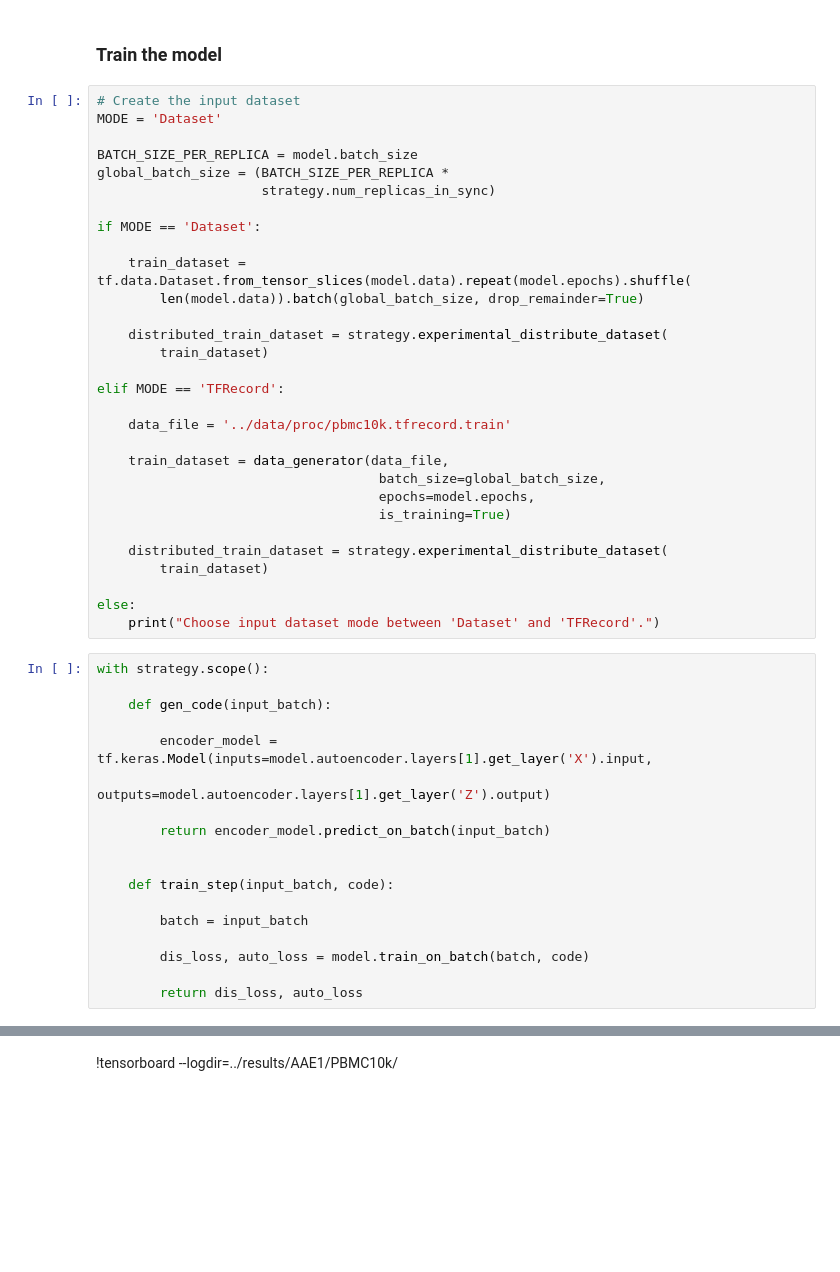
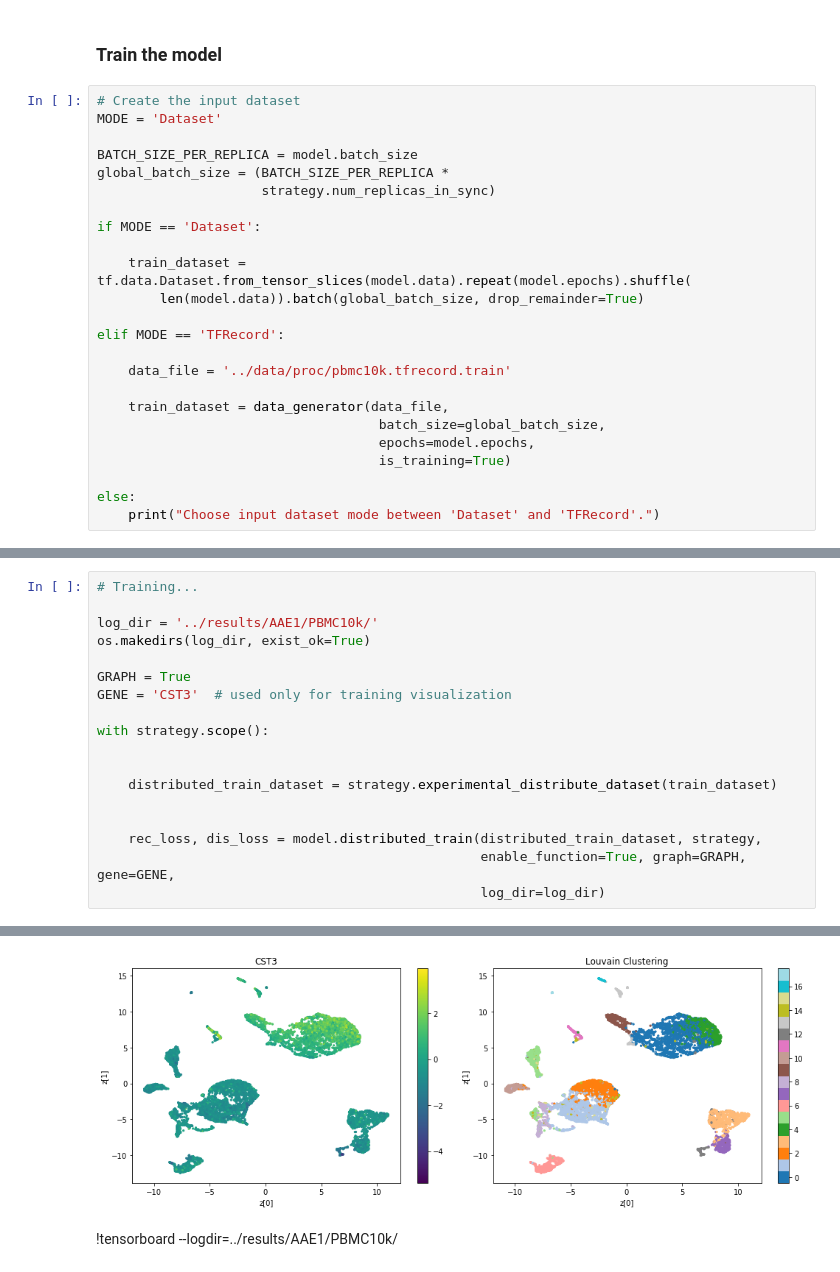
Before and after one commit to emolinaro/scRNAseq-AAE, a Jupyter notebook: notebooks/distributed_analysis.ipynb, the cells around one changed output, grey strips where cells are left out. Saved outputs shown, nothing was run; the diff lists cells and outputs as text; blank space fills up the shorter version.

```diff
--- a/notebooks/distributed_analysis.ipynb
+++ b/notebooks/distributed_analysis.ipynb
@@ -198,9 +195,6 @@ if MODE == 'Dataset':
     train_dataset = tf.data.Dataset.from_tensor_slices(model.data).repeat(model.epochs).shuffle(
         len(model.data)).batch(global_batch_size, drop_remainder=True)
 
-    distributed_train_dataset = strategy.experimental_distribute_dataset(
-        train_dataset)
-
 elif MODE == 'TFRecord':
 
     data_file = '../data/proc/pbmc10k.tfrecord.train'
@@ -210,26 +204,5 @@ elif MODE == 'TFRecord':
                                     epochs=model.epochs,
                                     is_training=True)
 
-    distributed_train_dataset = strategy.experimental_distribute_dataset(
-        train_dataset)
-
 else:
     print("Choose input dataset mode between 'Dataset' and 'TFRecord'.")
-# %%
-with strategy.scope():
-
-    def gen_code(input_batch):
-
-        encoder_model = tf.keras.Model(inputs=model.autoencoder.layers[1].get_layer('X').input,
-                                       outputs=model.autoencoder.layers[1].get_layer('Z').output)
-
-        return encoder_model.predict_on_batch(input_batch)
-
-
-    def train_step(input_batch, code):
-
-        batch = input_batch
-
-        dis_loss, auto_loss = model.train_on_batch(batch, code)
-
-        return dis_loss, auto_loss
@@ -336,0 +209,19 @@ TensorSpec(shape=(35, 2145), dtype=tf.float32, name=None)
+# %%
+# Training...
+
+log_dir = '../results/AAE1/PBMC10k/'
+os.makedirs(log_dir, exist_ok=True)
+
+GRAPH = True
+GENE = 'CST3'  # used only for training visualization
+
+with strategy.scope():
+
+
+    distributed_train_dataset = strategy.experimental_distribute_dataset(train_dataset)
+
+
+    rec_loss, dis_loss = model.distributed_train(distributed_train_dataset, strategy,
+                                                 enable_function=True, graph=GRAPH, gene=GENE,
+                                                 log_dir=log_dir)
+# %% [output]
@@ -337,3 +229,4 @@ TensorSpec(shape=(35, 2145), dtype=tf.float32, name=None)
+[figure, added]
 # %% [markdown]
 !tensorboard --logdir=../results/AAE1/PBMC10k/
 # %%
```
Also changed, not shown: parts of 15 cells of this notebook.
